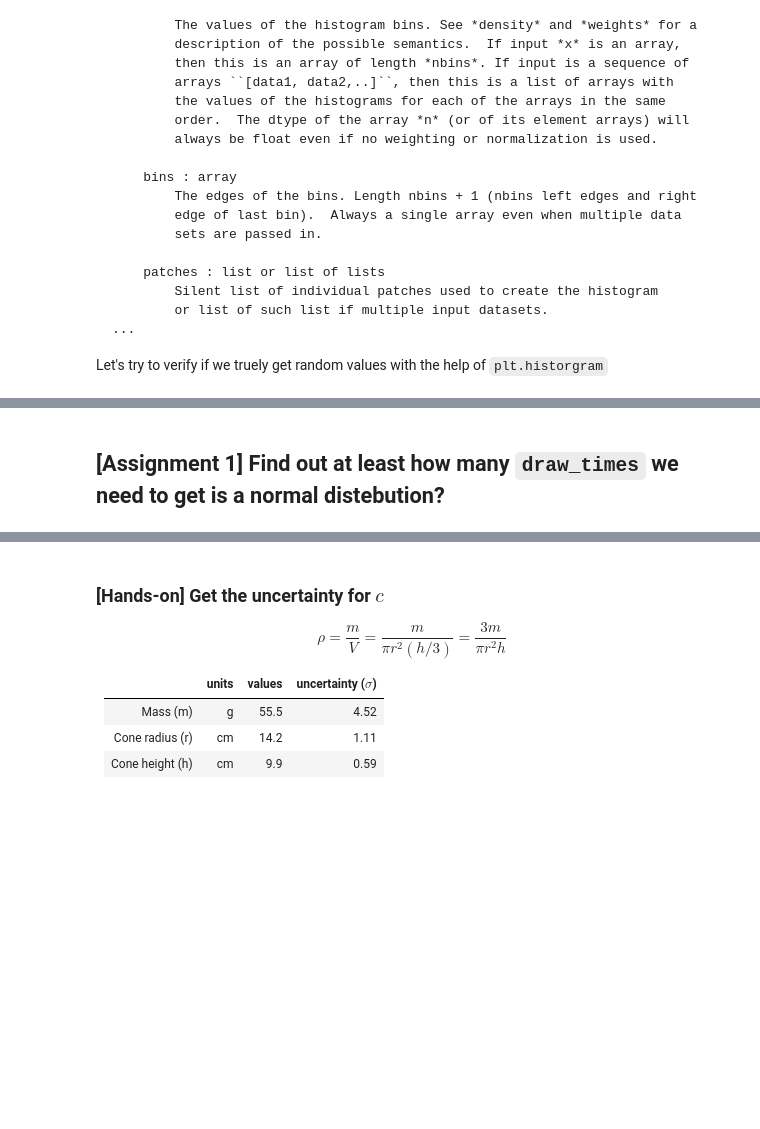
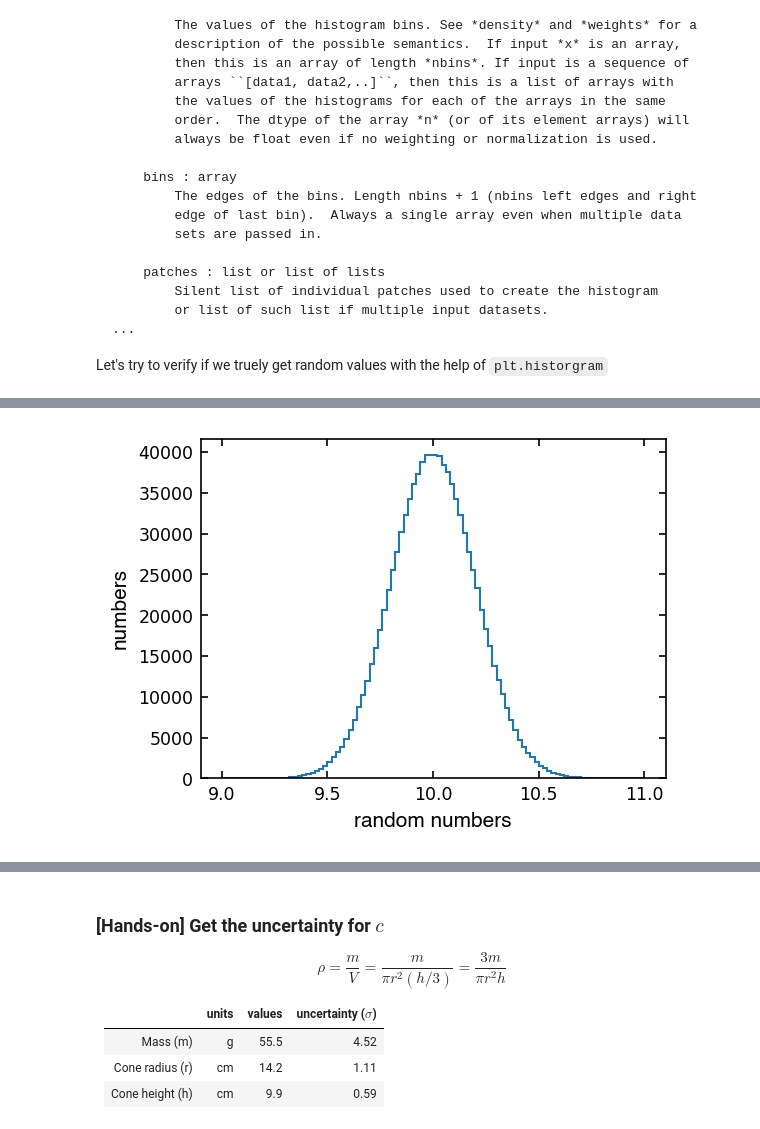
Before and after one commit to cjtu/spirl, a Jupyter notebook: spirl/f21_a4.ipynb, the cells around one changed output, grey strips where cells are left out. Cells and saved outputs as stored; diff of their text form; code cells hidden in the pictures; blank space fills up the shorter version.

Commit message:
add more text and cut 1 assignment

```diff
--- a/spirl/f21_a4.ipynb
+++ b/spirl/f21_a4.ipynb
@@ -243,21 +314,20 @@ print(nor_distrbution_array)
 # %%
 # random number setup
 draw_mean_std = (10, 0.2)
-draw_times = 100
+draw_times = 1000000
 
 rng = np.random.default_rng()
 nor_distrbution_array = rng.normal(*draw_mean_std,
                                     draw_times)
 
 # plotting
 f = plt.figure(facecolor='white', figsize=(4,3), dpi=150 )
 ax = f.subplots(1, 1)
 
-ax.hist(nor_distrbution_array, histtype='step', range=(9, 11), bins=100)
+n, edges, _ = ax.hist(nor_distrbution_array, histtype='step', range=(9, 11), bins=100)
 
-ax.legend(fontsize='small')
 xlabel = 'random numbers'
 ylabel = 'numbers'
 set_plot_axis_label(ax, xlabel, ylabel)
+# %% [output]
+[figure, added]
-# %% [markdown]
-## [Assignment 1] Find out at least how many `draw_times` we need to get is a normal distebution?
```
Also changed, not shown: parts of 36 cells of this notebook.
